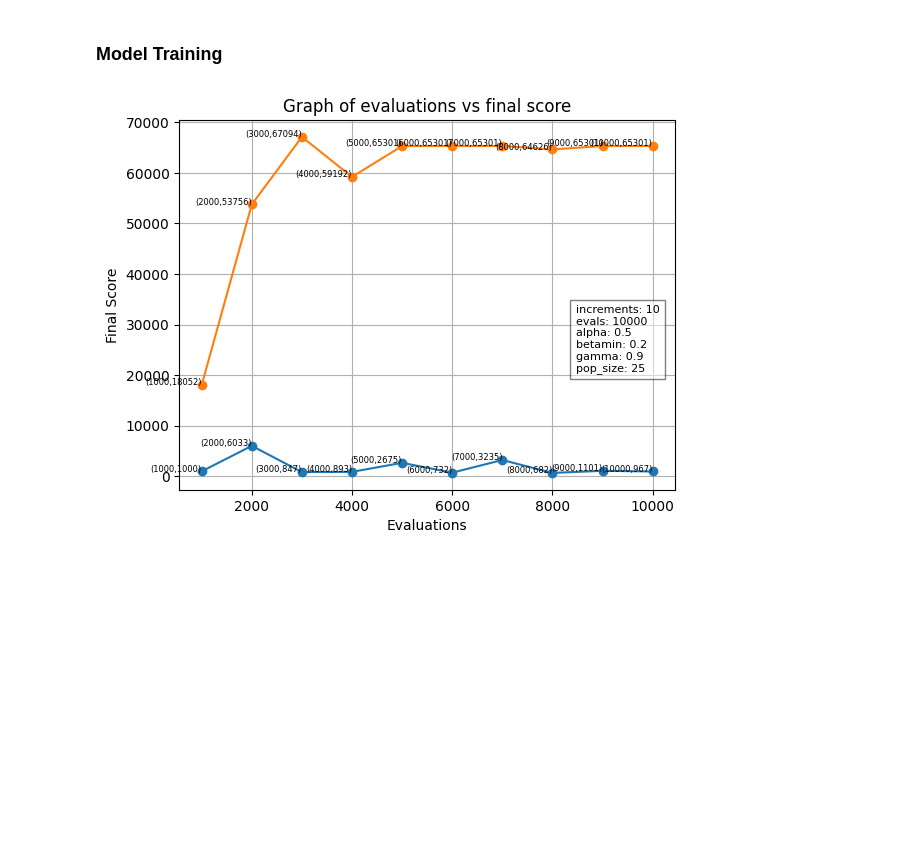
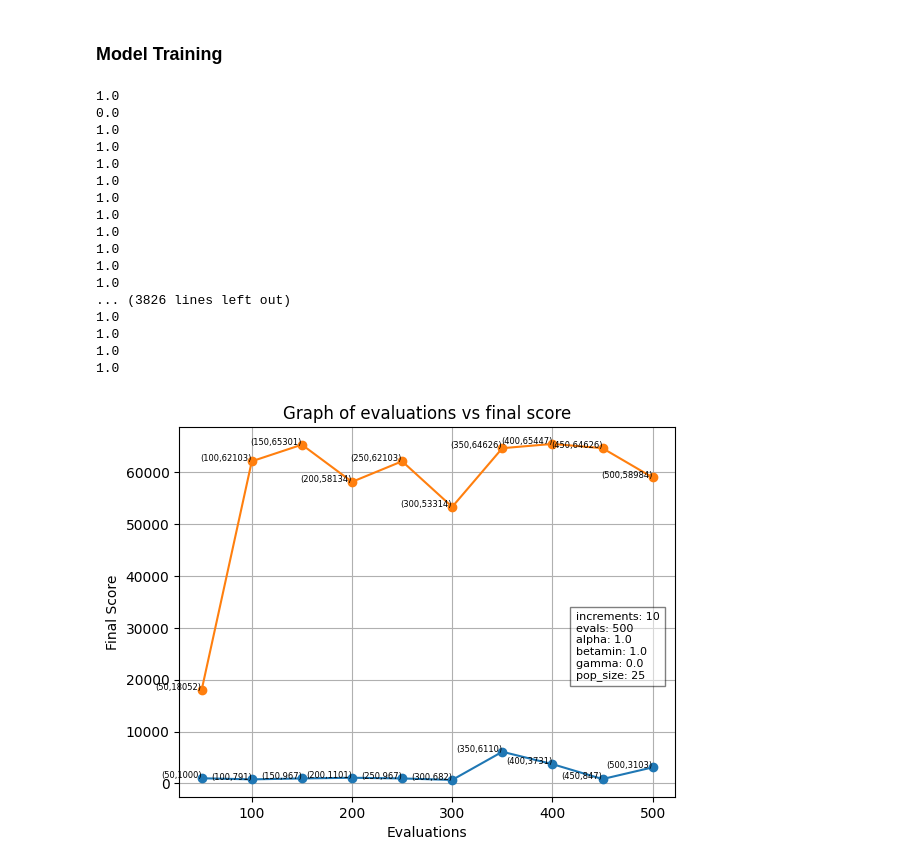
Before and after one commit to LDY681/CITS4404_project, a Jupyter notebook: CITS4404.ipynb, the cells around one changed output. Cells and saved outputs as stored; diff of their text form; code cells hidden in the pictures; blank space fills up the shorter version.

```diff
--- a/CITS4404.ipynb
+++ b/CITS4404.ipynb
@@ -283,10 +286,10 @@ def incremental_firefly(increments = 10,
     return results, training_scores
 
 increments = 10
-evals = 10000
-alpha = 0.5
-betamin = 0.2
-gamma = 0.9
+evals = 500
+alpha = 1.0
+betamin = 1.0
+gamma = 0.0
 pop_size = 25
 
 results, training_scores = incremental_firefly(increments=increments, pop_size = pop_size,
@@ -294,31 +297,48 @@ results, training_scores = incremental_firefly(increments=increments, pop_size =
 results = np.array(results)
 training_scores = np.array(training_scores)
 
 x_values = (np.arange(len(results)) + 1) * (evals/increments)
 
 plt.plot(x_values, results, marker='o')
 
 for i in range(len(x_values)):
     plt.text(x_values[i], results[i], f'({int(x_values[i])},{int(results[i])})', fontsize=6, ha='right')
     plt.text(x_values[i], training_scores[i], f'({int(x_values[i])},{int(training_scores[i])})', fontsize=6, ha='right')
 
 plt.plot(x_values, training_scores, marker='o')
 
 plt.xlabel('Evaluations')
 plt.ylabel('Final Score')
 plt.title('Graph of evaluations vs final score')
 plt.grid()
 
 variable_info = (f'increments: {increments}\n'
                  f'evals: {evals}\n'
                  f'alpha: {alpha}\n'
                  f'betamin: {betamin}\n'
                  f'gamma: {gamma}\n'
                  f'pop_size: {pop_size}')
 
 plt.text(0.8, 0.5, variable_info, transform=plt.gca().transAxes, fontsize=8,
          verticalalignment='top', bbox=dict(facecolor='white', alpha=0.5))
 
 plt.show()
 # %% [output]
+1.0
+0.0
+1.0
+1.0
+1.0
+1.0
+1.0
+1.0
+1.0
+1.0
+1.0
+1.0
+... (3826 lines left out)
+1.0
+1.0
+1.0
+1.0
-[figure, old version]
+[figure, new version]
```
Also changed, not shown: parts of 2 cells of this notebook, 3 other files.
